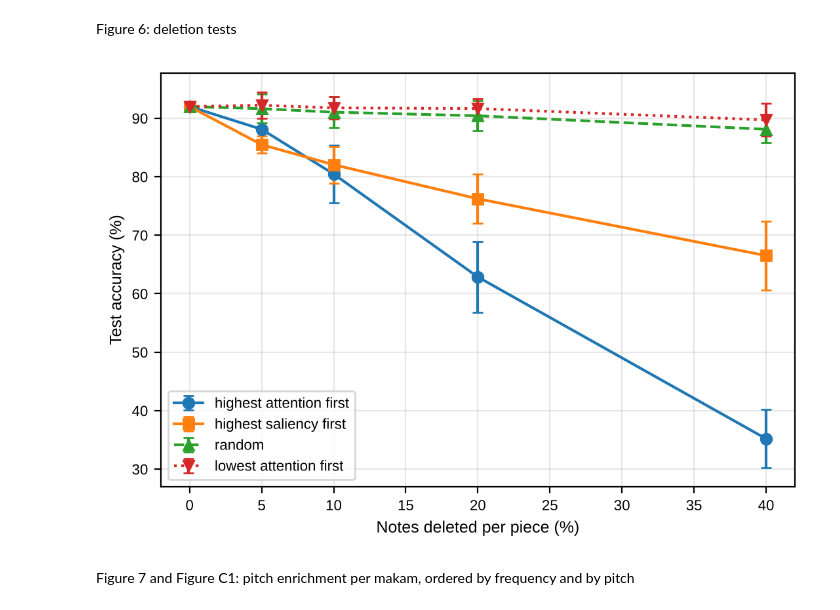
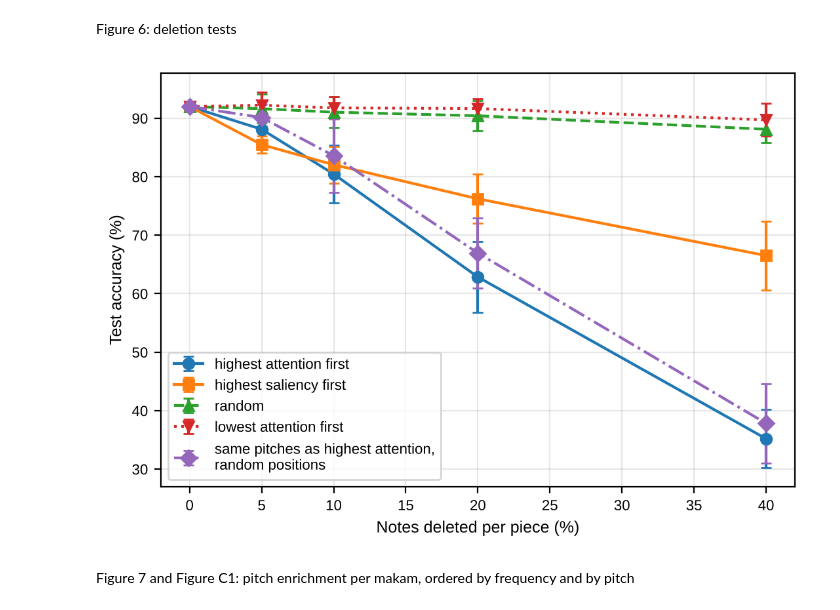
Before and after one commit to ihpar/tm_p, a Jupyter notebook: 5_tables_and_figures.ipynb, the cells around one changed output. Cells and saved outputs as stored; diff of their text form; code cells hidden in the pictures.

```diff
--- a/5_tables_and_figures.ipynb
+++ b/5_tables_and_figures.ipynb
@@ -205,9 +205,19 @@ pm.plot_confusion_matrix(cm.values, save_fig=SAVE_FIGS)
 Figure 6: deletion tests
 # %%
 curves, deletion_summary = load_deletion_tests("full", results_dir)
-pm.plot_deletion_curves(curves, deletion_summary, tag="full", save_fig=SAVE_FIGS)
+
+# control: the same pitches as the most attended notes, at random positions
+_, pitch_matched_summary = load_pitch_matched_deletion_tests("full", results_dir)
+
+pm.plot_deletion_curves(
+    curves,
+    deletion_summary,
+    tag="full",
+    pitch_matched_summary=pitch_matched_summary,
+    save_fig=SAVE_FIGS
+)
 # %% [output]
-[figure, old version]
+[figure, new version]
 # %% [markdown]
 Figure 7 and Figure C1: pitch enrichment per makam, ordered by frequency and by pitch
 # %%
```
Also changed, not shown: parts of 8 cells of this notebook, 34 other files.
